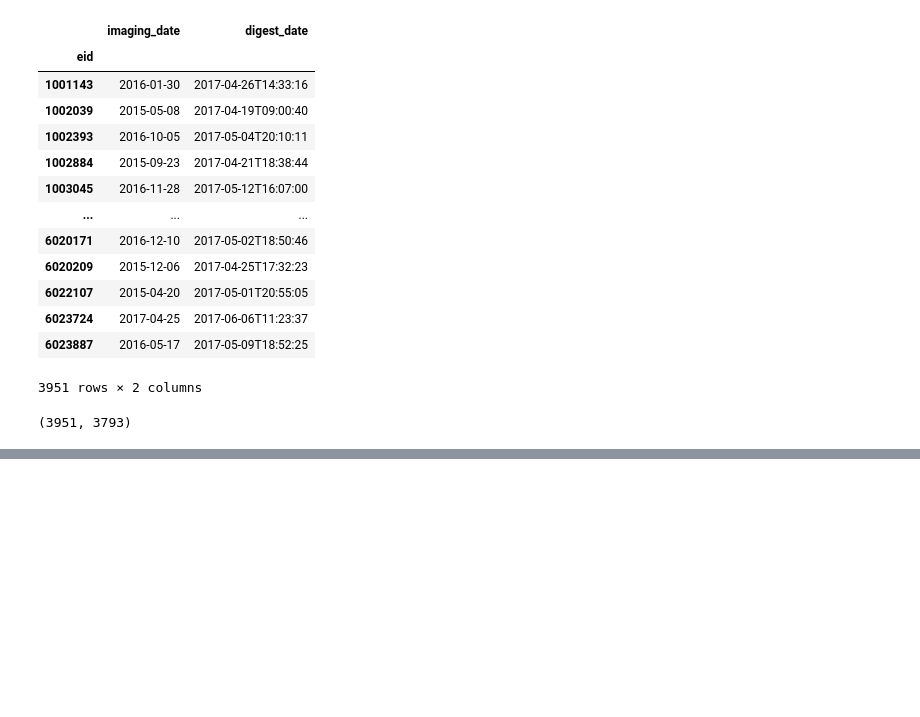
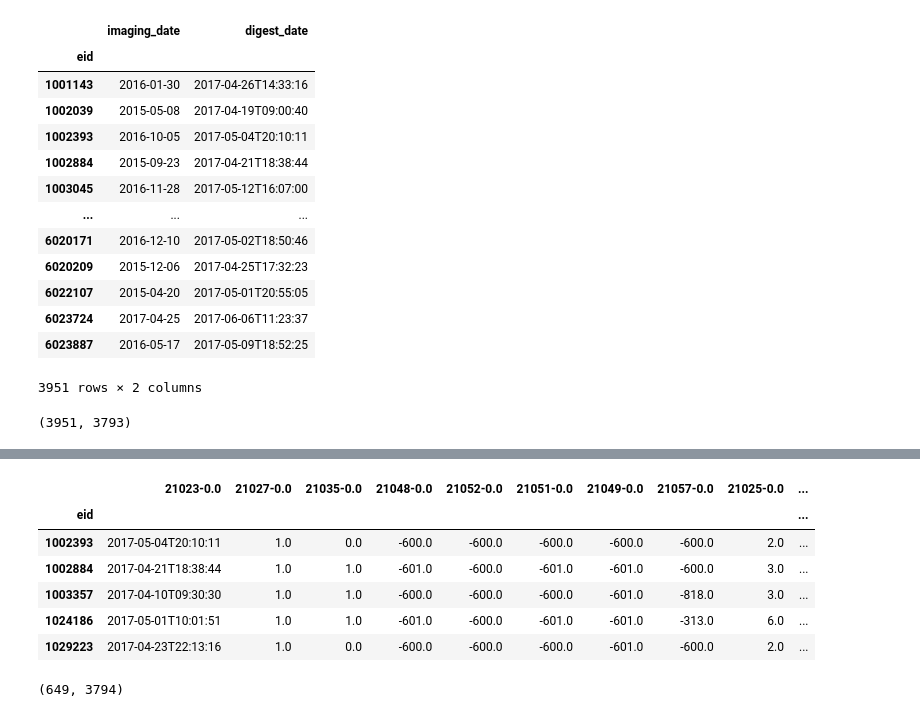
Before and after one commit to syzhang/bbk_pain, a Jupyter notebook: test_data.ipynb, the cells around one changed output, grey strips where cells are left out. Drawn from its saved outputs; the diff is of its cells as text; code cells hidden in the pictures; blank space fills up the shorter version.

```diff
--- a/test_data.ipynb
+++ b/test_data.ipynb
@@ -524,0 +577,5 @@ dfq[p_cols]
+# %%
+# people who has pain in digestive q but no pain
+p_cols = []
+for i, r in df_digestive.iterrows():
+    p_cols += [col for col in dfq.columns if str(r['code']) in col]
@@ -524,0 +596,14 @@ dfq[p_cols]
+# %%
+dfab[p_cols].head()
+# %% [output]
+|  | 21023-0.0 | 21027-0.0 | 21035-0.0 | 21048-0.0 | 21052-0.0 | 21051-0.0 | 21049-0.0 | 21057-0.0 | 21025-0.0 | ... |
+| eid |  |  |  |  |  |  |  |  |  | ... |
+| 1002393 | 2017-05-04T20:10:11 | 1.0 | 0.0 | -600.0 | -600.0 | -600.0 | -600.0 | -600.0 | 2.0 | ... |
+| 1002884 | 2017-04-21T18:38:44 | 1.0 | 1.0 | -601.0 | -600.0 | -601.0 | -601.0 | -600.0 | 3.0 | ... |
+| 1003357 | 2017-04-10T09:30:30 | 1.0 | 1.0 | -600.0 | -600.0 | -600.0 | -601.0 | -818.0 | 3.0 | ... |
+| 1024186 | 2017-05-01T10:01:51 | 1.0 | 1.0 | -601.0 | -600.0 | -601.0 | -601.0 | -313.0 | 6.0 | ... |
+| 1029223 | 2017-04-23T22:13:16 | 1.0 | 0.0 | -600.0 | -600.0 | -600.0 | -601.0 | -600.0 | 2.0 | ... |
+# %%
+dfab.shape
+# %% [output]
+(649, 3794)
```
Also changed, not shown: parts of 10 cells of this notebook.
